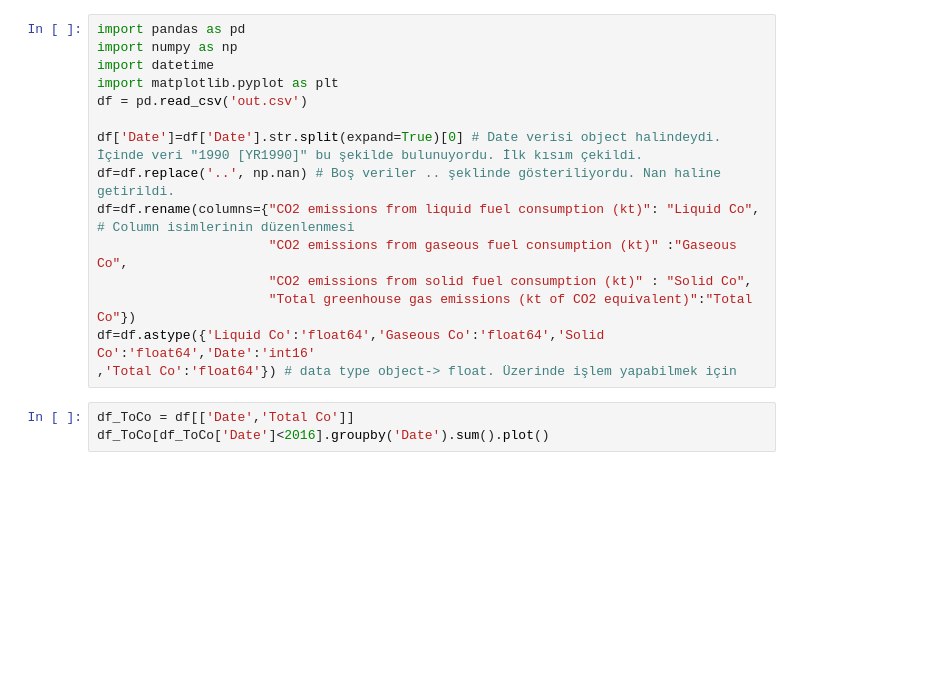
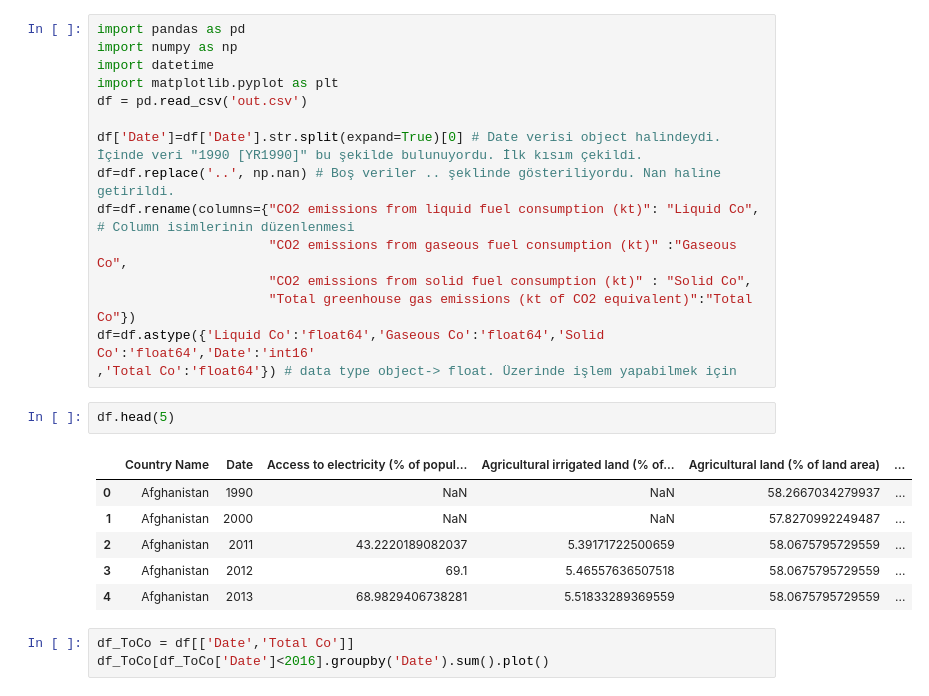
Before and after one commit to busranur-sr/ClimateChange, a Jupyter notebook: Co2Emission.ipynb, the cells around one changed output. Cells and saved outputs as stored; diff of their text form; blank space fills up the shorter version.

```diff
--- a/Co2Emission.ipynb
+++ b/Co2Emission.ipynb
@@ -15,6 +15,15 @@ df=df.rename(columns={"CO2 emissions from liquid fuel consumption (kt)": "Liquid
                       "Total greenhouse gas emissions (kt of CO2 equivalent)":"Total Co"})
 df=df.astype({'Liquid Co':'float64','Gaseous Co':'float64','Solid Co':'float64','Date':'int16'
 ,'Total Co':'float64'}) # data type object-> float. Üzerinde işlem yapabilmek için
+# %%
+df.head(5)
+# %% [output]
+|  | Country Name | Date | Access to electricity (% of popul... | Agricultural irrigated land (% of... | Agricultural land (% of land area) | ... |
+| 0 | Afghanistan | 1990 | NaN | NaN | 58.2667034279937 | ... |
+| 1 | Afghanistan | 2000 | NaN | NaN | 57.8270992249487 | ... |
+| 2 | Afghanistan | 2011 | 43.2220189082037 | 5.39171722500659 | 58.0675795729559 | ... |
+| 3 | Afghanistan | 2012 | 69.1 | 5.46557636507518 | 58.0675795729559 | ... |
+| 4 | Afghanistan | 2013 | 68.9829406738281 | 5.51833289369559 | 58.0675795729559 | ... |
 # %%
 df_ToCo = df[['Date','Total Co']]
 df_ToCo[df_ToCo['Date']<2016].groupby('Date').sum().plot()
```
Also changed, not shown: parts of 2 cells of this notebook.
